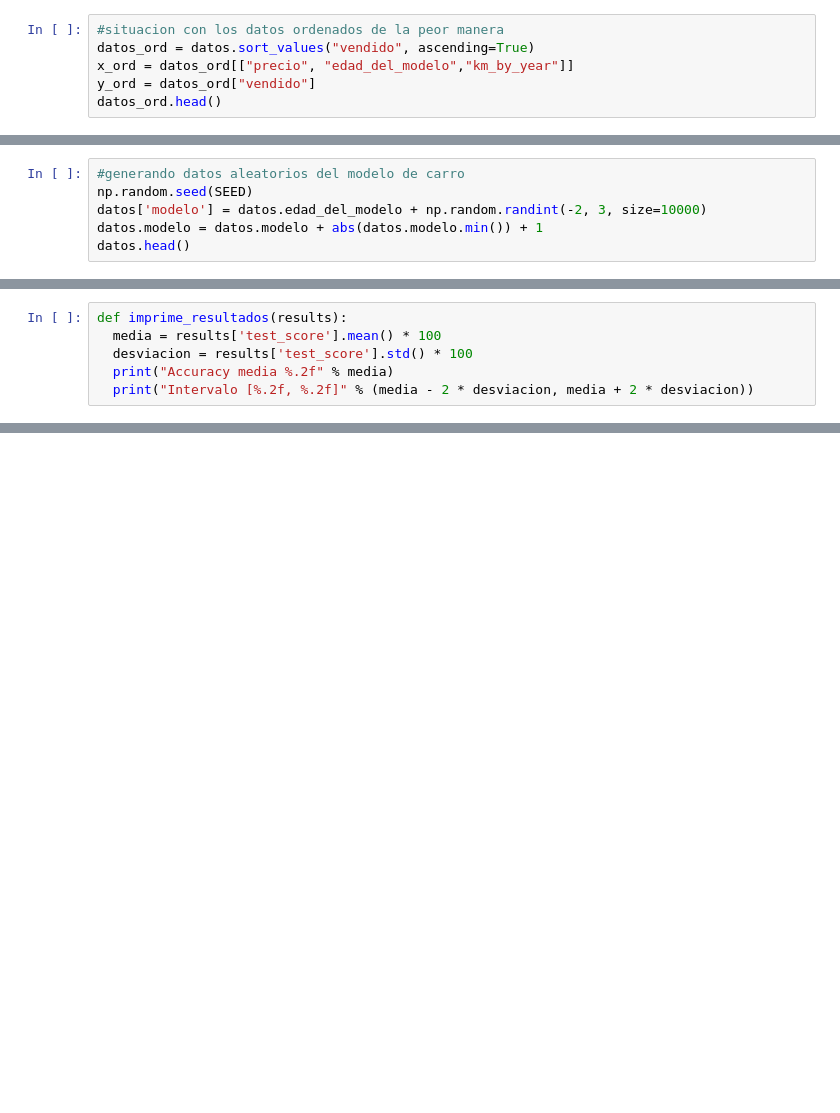
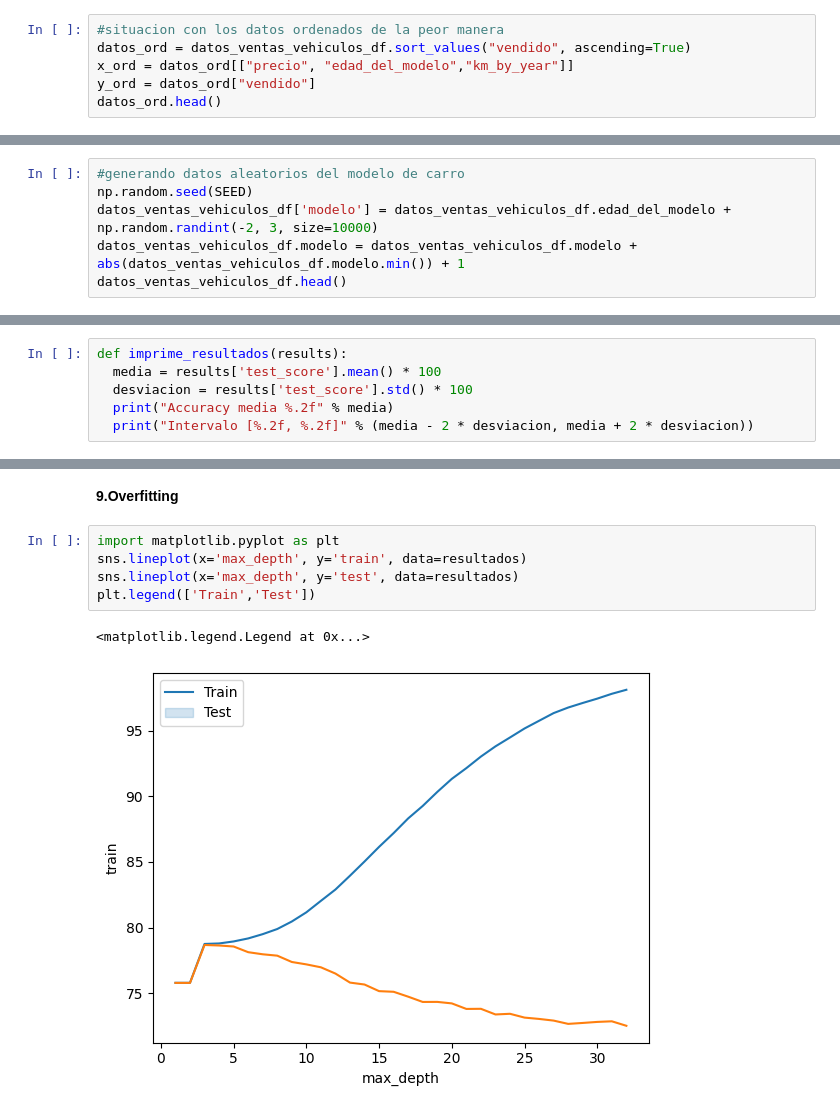
Before and after one commit to JuanPerezMolina/machine_learning_optimizacion_modelos_hiperparametros, a Jupyter notebook: 231125-1_ml_optimizacion_modelos_hiperparametros.ipynb, the cells around one changed output, grey strips where cells are left out. Cells and saved outputs as stored; diff of their text form; blank space fills up the shorter version.

```diff
--- a/231125-1_ml_optimizacion_modelos_hiperparametros.ipynb
+++ b/231125-1_ml_optimizacion_modelos_hiperparametros.ipynb
@@ -114,6 +91,6 @@ credit_card_df.head(3)
 # %%
 #situacion con los datos ordenados de la peor manera
-datos_ord = datos.sort_values("vendido", ascending=True)
+datos_ord = datos_ventas_vehiculos_df.sort_values("vendido", ascending=True)
 x_ord = datos_ord[["precio", "edad_del_modelo","km_by_year"]]
 y_ord = datos_ord["vendido"]
 datos_ord.head()
@@ -145,6 +135,6 @@ print("Accuracy con cross validation, 10 = [%.2f, %.2f]" % ((media - 2 * desviac
 # %%
 #generando datos aleatorios del modelo de carro
 np.random.seed(SEED)
-datos['modelo'] = datos.edad_del_modelo + np.random.randint(-2, 3, size=10000)
-datos.modelo = datos.modelo + abs(datos.modelo.min()) + 1
-datos.head()
+datos_ventas_vehiculos_df['modelo'] = datos_ventas_vehiculos_df.edad_del_modelo + np.random.randint(-2, 3, size=10000)
+datos_ventas_vehiculos_df.modelo = datos_ventas_vehiculos_df.modelo + abs(datos_ventas_vehiculos_df.modelo.min()) + 1
+datos_ventas_vehiculos_df.head()
@@ -186,0 +299,10 @@ imprime_resultados(results)
+# %% [markdown]
+**9.Overfitting**
+# %%
+import matplotlib.pyplot as plt
+sns.lineplot(x='max_depth', y='train', data=resultados)
+sns.lineplot(x='max_depth', y='test', data=resultados)
+plt.legend(['Train','Test'])
+# %% [output]
+<matplotlib.legend.Legend at 0x...>
+[figure, added]
```
Also changed, not shown: parts of 65 cells of this notebook, 1 other file.
